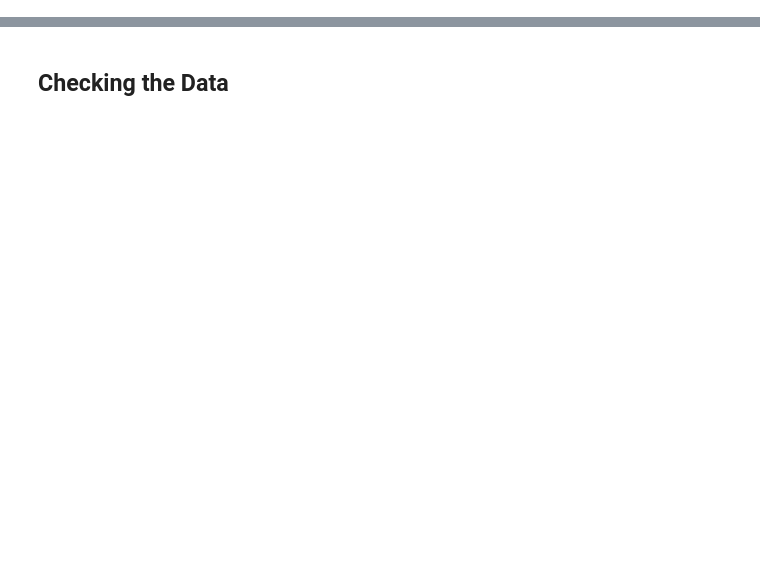
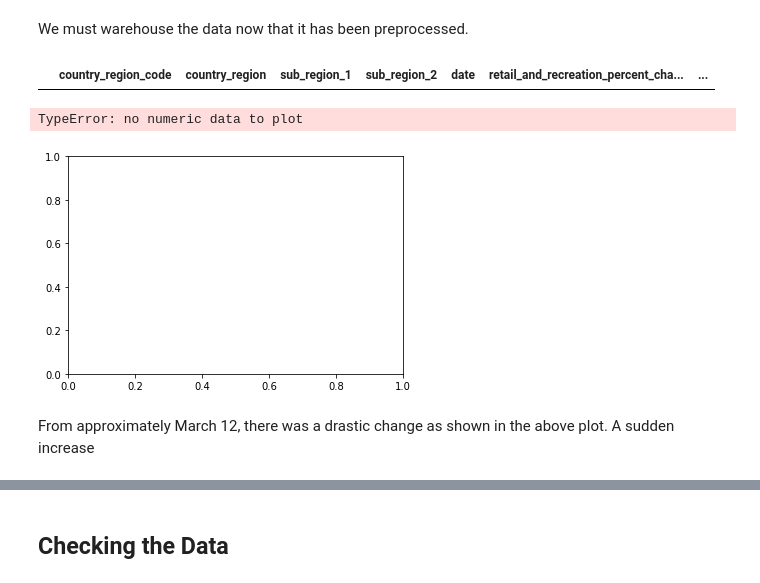
Before and after one commit to yvan-burrie-jcu/cv19, a Jupyter notebook: philippines.ipynb, the cells around one changed output, grey strips where cells are left out. Saved outputs shown, nothing was run; the diff lists cells and outputs as text; code cells hidden in the pictures; blank space fills up the shorter version.

```diff
--- a/philippines.ipynb
+++ b/philippines.ipynb
@@ -53,0 +45,3 @@ display(data)
+# %%
+mobility_data_warehoused = os.path.exists("mobility_data.csv")
+print(mobility_data_warehoused)
@@ -53,0 +104,21 @@ display(data)
+# %%
+if not mobility_data_warehoused:
+
+    addresses = []
+
+    for index, row in mobility_data.iterrows():
+
+        request = getLocationFromGoogle(
+            country=row["country_region"],
+            region=row["sub_region_1"],
+            province=row["sub_region_2"])
+
+        results_count = len(request["results"])
+        if results_count > 0:
+            formatted_address = request["results"][0]["formatted_address"]
+        else:
+            formatted_address = None
+        print("{}: {}".format(results_count, formatted_address))
+        addresses.append(formatted_address)
+
+    mobility_data["address"] = addresses
@@ -53,0 +143,2 @@ display(data)
+# %% [markdown]
+We must warehouse the data now that it has been preprocessed.
@@ -53,0 +148,26 @@ display(data)
+# %%
+mobility_data_fr = mobility_data.loc[mobility_data["country_region_code"] == "FR"]
+
+display(mobility_data)
+# %% [output]
+|  | country_region_code | country_region | sub_region_1 | sub_region_2 | date | retail_and_recreation_percent_cha... | ... |
+# %%
+ax = plt.gca()
+
+mobility_data_fr.plot(kind="line", ax=ax, figsize=(16, 10),
+                      x="date", y="retail_and_recreation_percent_change_from_baseline")
+mobility_data_fr.plot(kind="line", ax=ax,
+                      x="date", y="grocery_and_pharmacy_percent_change_from_baseline")
+mobility_data_fr.plot(kind="line", ax=ax,
+                      x="date", y="parks_percent_change_from_baseline")
+mobility_data_fr.plot(kind="line", ax=ax,
+                      x="date", y="transit_stations_percent_change_from_baseline")
+mobility_data_fr.plot(kind="line", ax=ax,
+                      x="date", y="workplaces_percent_change_from_baseline")
+mobility_data_fr.plot(kind="line", ax=ax,
+                      x="date", y="residential_percent_change_from_baseline")
+# %% [output]
+TypeError: no numeric data to plot
+[figure, added]
+# %% [markdown]
+From approximately March 12, there was a drastic change as shown in the above plot. A sudden increase
```
Also changed, not shown: parts of 68 cells of this notebook, 6 other files.
